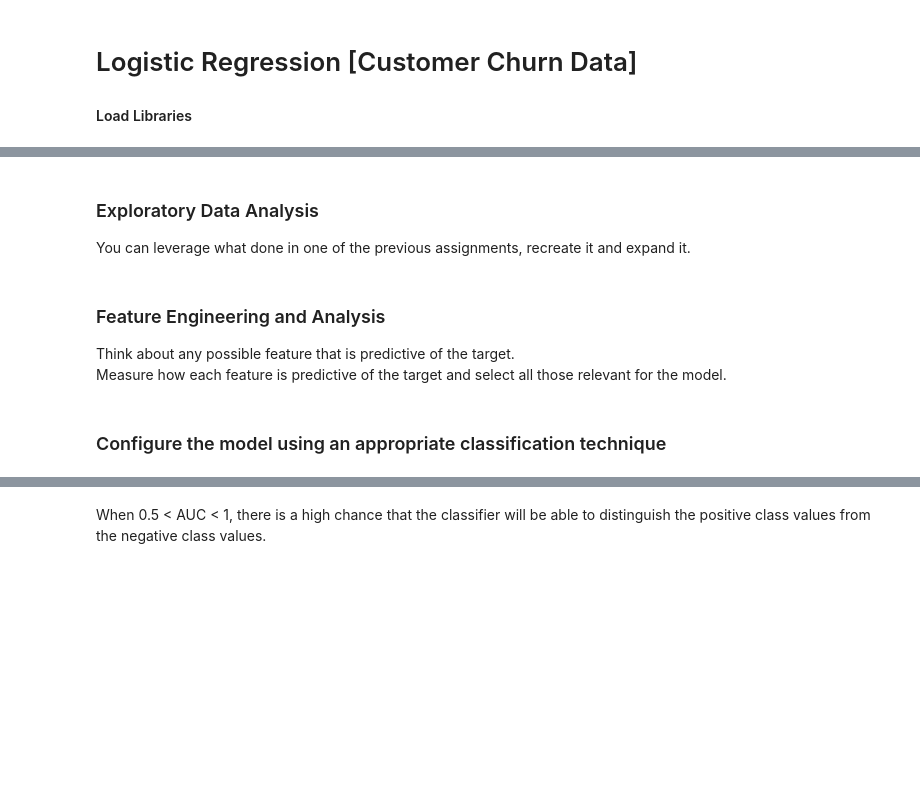
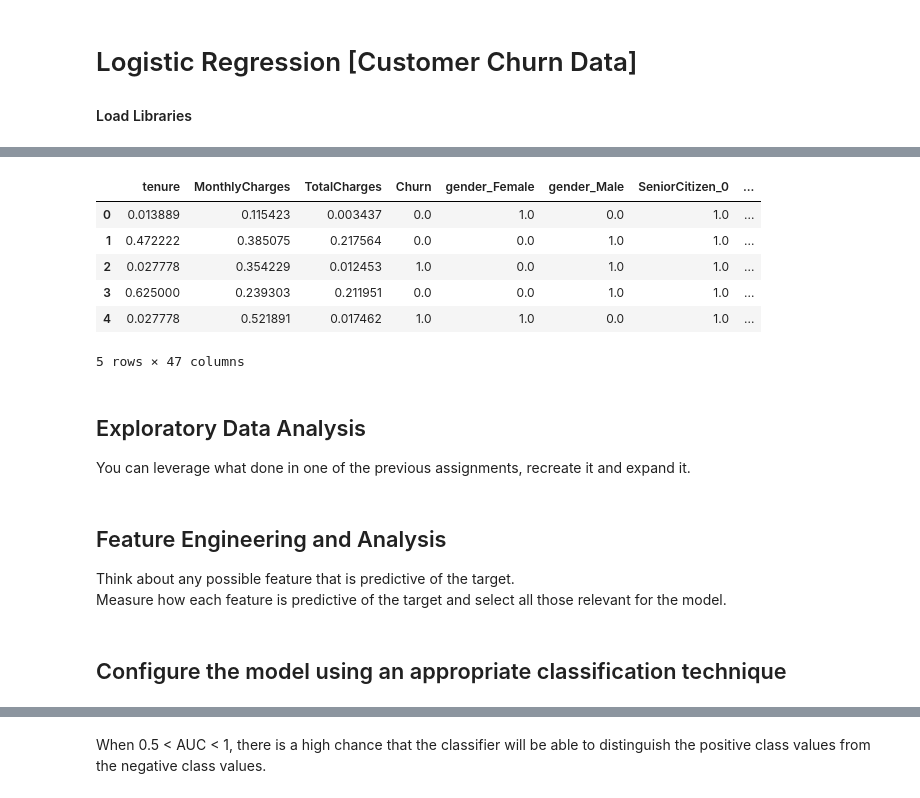
Before and after one commit to GiuseppeManai/ysc4224, a Jupyter notebook: 2.Churn_Model/ChurnModel.ipynb, the cells around one changed output, grey strips where cells are left out. Drawn from its saved outputs; the diff is of its cells as text; code cells hidden in the pictures; blank space fills up the shorter version.

```diff
--- a/2.Churn_Model/ChurnModel.ipynb
+++ b/2.Churn_Model/ChurnModel.ipynb
@@ -88,0 +91,21 @@ memory usage: 460.9 KB
+# %%
+data2 = data.copy()
+# Converting binary categorical variables from `Yes` to 1s and `No` to 0s
+cols2 = ['SeniorCitizen', 'Partner', 'Dependents', 'PhoneService', 'PaperlessBilling', 'Churn']
+cols3 = ['MultipleLines', 'InternetService', 'OnlineSecurity', 'OnlineBackup',
+         'DeviceProtection', 'TechSupport', 'StreamingTV', 'StreamingMovies',
+         'Contract', 'PaymentMethod']
+
+data2['gender'] = data2['gender'].replace({'Male':1,'Female':0})
+data2['Churn'] = data2['Churn'].replace({'Yes':1, 'No':0})
+
+for col in cols1:
+    data2[col] = data2[col].replace({'Yes':1,'No':0})
+    data2[col] = data2[col].astype('object')
+
+for col in cols3:
+    dummies = pd.get_dummies(data2[col], prefix=col)
+    data2 = pd.concat([data2, dummies], axis=1)
+    data2.drop(col, axis=1, inplace=True)
+
+data2.info() # 41 features
@@ -89,13 +130,31 @@ memory usage: 460.9 KB
+# %%
+# Normalizing the numerical data
+# Create a StandardScaler object
+scaler = MinMaxScaler()
+
+# Standardize the data
+data1 = pd.DataFrame(scaler.fit_transform(data1), columns = data1.columns)
+data2 = pd.DataFrame(scaler.fit_transform(data2), columns = data2.columns)
+
+data1.head()
+# %% [output]
+|  | tenure | MonthlyCharges | TotalCharges | Churn | gender_Female | gender_Male | SeniorCitizen_0 | ... |
+| 0 | 0.013889 | 0.115423 | 0.003437 | 0.0 | 1.0 | 0.0 | 1.0 | ... |
+| 1 | 0.472222 | 0.385075 | 0.217564 | 0.0 | 0.0 | 1.0 | 1.0 | ... |
+| 2 | 0.027778 | 0.354229 | 0.012453 | 1.0 | 0.0 | 1.0 | 1.0 | ... |
+| 3 | 0.625000 | 0.239303 | 0.211951 | 0.0 | 0.0 | 1.0 | 1.0 | ... |
+| 4 | 0.027778 | 0.521891 | 0.017462 | 1.0 | 1.0 | 0.0 | 1.0 | ... |
+5 rows × 47 columns
 # %% [markdown]
-### Exploratory Data Analysis
+## Exploratory Data Analysis
 
 You can leverage what done in one of the previous assignments, recreate it and expand it.
 # %% [markdown]
-### Feature Engineering and Analysis
+## Feature Engineering and Analysis
 Think about any possible feature that is predictive of the target.
 Measure how each feature is predictive of the target and select all those relevant for the model.
 # %% [markdown]
-### Configure the model using an appropriate classification technique
+## Configure the model using an appropriate classification technique
 # %%
 def predict(x, q):
     """
```
Also changed, not shown: parts of 94 cells of this notebook.
